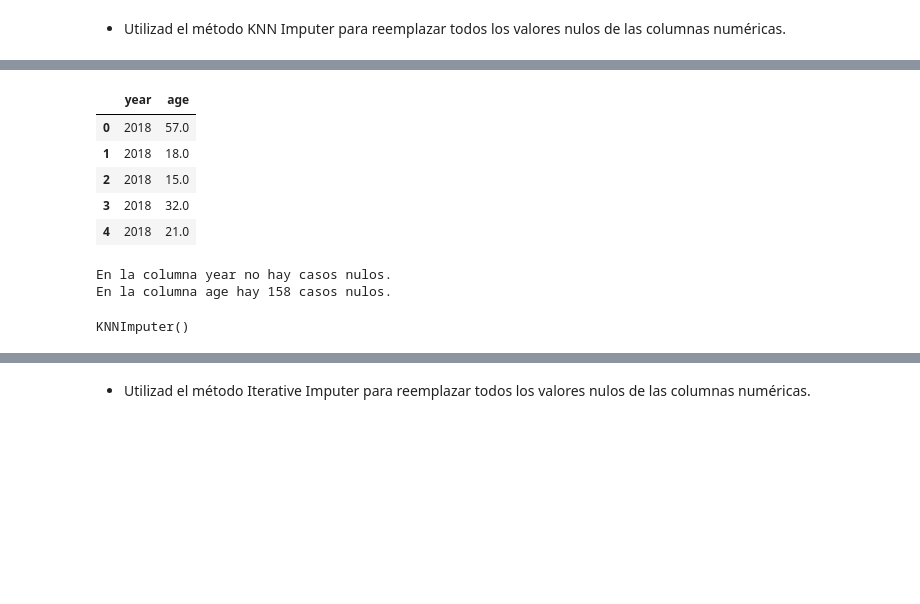
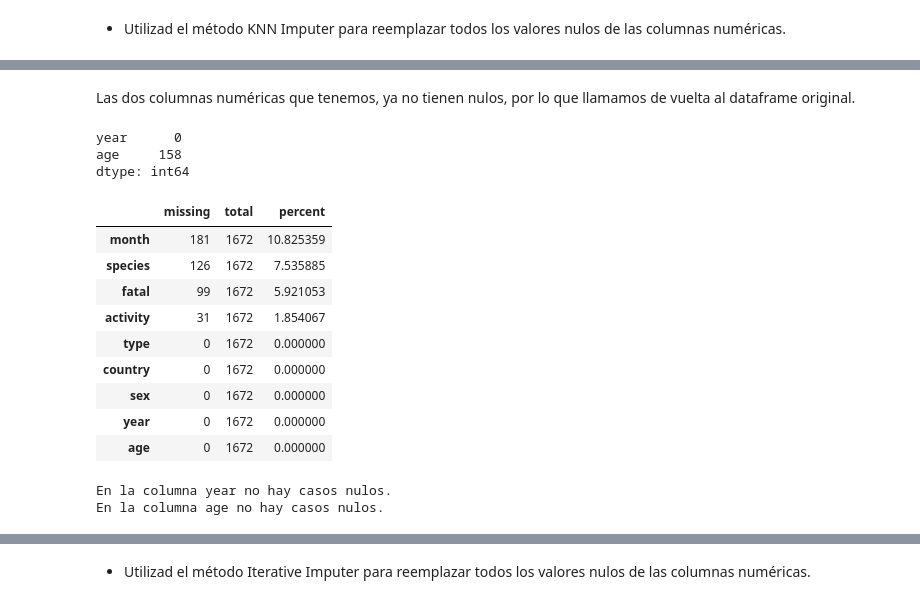
Before and after one commit to Adalab/DA-promo-c-modulo-2-sprint-2-Gadea-Laura, a Jupyter notebook: Limpieza/Limpieza-5-Sklearn.ipynb, the cells around one changed output, grey strips where cells are left out. Saved outputs shown, nothing was run; the diff lists cells and outputs as text; code cells hidden in the pictures; blank space fills up the shorter version.

```diff
--- a/Limpieza/Limpieza-5-Sklearn.ipynb
+++ b/Limpieza/Limpieza-5-Sklearn.ipynb
@@ -247,6 +170,6 @@ array([['usa'],
 # %%
 #generamos el array y lo volcamos directamente en el DF:
-df_country = pd.DataFrame(imputer_mode_c.transform(df[['country']]), columns=['Pais'])
+df_country = pd.DataFrame(imputer_mode_c.fit_transform(df[['country']]), columns=['Pais'])
 df_country.head()
 # %% [output]
 |  | Pais |
@@ -299,26 +211,54 @@ df.head()
-# %%
-#volvemos a definir también el df con las variables numéricas, dada su depuración anterior:
-numericas = df.select_dtypes(include=np.number)
-numericas.head()
-# %% [output]
-|  | year | age |
-| 0 | 2018 | 57.0 |
-| 1 | 2018 | 18.0 |
-| 2 | 2018 | 15.0 |
-| 3 | 2018 | 32.0 |
-| 4 | 2018 | 21.0 |
+# %% [markdown]
+Las dos columnas numéricas que tenemos, ya no tienen nulos, por lo que llamamos de vuelta al dataframe original.
+# %%
+#invocamos la copia del df original, y comprobamos que al menos 1 de las cols contiene nulos.
+numericas = df2.select_dtypes(include = np.number)
+numericas.isnull().sum()
+# %% [output]
+year      0
+age     158
+dtype: int64
+# %%
+#generamos la función, recogiendo esta vez el parámetro 'vecino':
+def knn_imputer(df, vecino):
+
+    imputer = KNNImputer(n_neighbors = vecino)
+
+    imputer.fit(numericas)
+
+    df_numericas_trans = pd.DataFrame(imputer.transform(numericas), columns = numericas.columns)
+
+    columnas = df_numericas_trans.columns
+
+    df.drop(columnas, axis = 1, inplace = True)
+
+    df[columnas] = df_numericas_trans[columnas]
+
+    return df
+# %%
+dfb = knn_imputer(df2, 5)
+# %%
+dfb.stb.missing()
+# %% [output]
+|  | missing | total | percent |
+| month | 181 | 1672 | 10.825359 |
+| species | 126 | 1672 | 7.535885 |
+| fatal | 99 | 1672 | 5.921053 |
+| activity | 31 | 1672 | 1.854067 |
+| type | 0 | 1672 | 0.000000 |
+| country | 0 | 1672 | 0.000000 |
+| sex | 0 | 1672 | 0.000000 |
+| year | 0 | 1672 | 0.000000 |
+| age | 0 | 1672 | 0.000000 |
 # %%
-#comprobamos el número de nulos de cada columna:
-for col in numericas:
-    if numericas[col].isnull().sum() != 0:
-        print(f'En la columna {col} hay {numericas[col].isnull().sum()} casos nulos.')
+#comprobamos que ya no existen casos nulos:
+dfb_numericas = dfb.select_dtypes(include=np.number)
+
+for col in dfb_numericas:
+    if dfb_numericas[col].isnull().sum() != 0:
+        print(f'En la columna {col} hay {dfb_numericas[col].isnull().sum()} casos nulos.')
     else:
         print(f'En la columna {col} no hay casos nulos.')
 # %% [output]
 En la columna year no hay casos nulos.
-En la columna age hay 158 casos nulos.
+En la columna age no hay casos nulos.
-# %%
-imputerKNN = KNNImputer(n_neighbors=5)
-imputerKNN.fit(numericas)
-# %% [output]
-KNNImputer()
```
Also changed, not shown: parts of 63 cells of this notebook.
